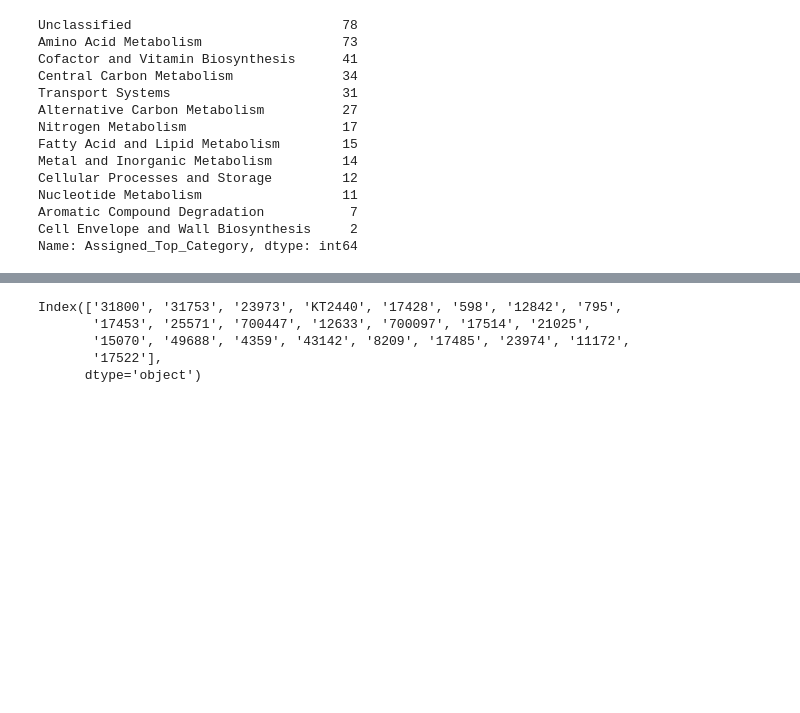
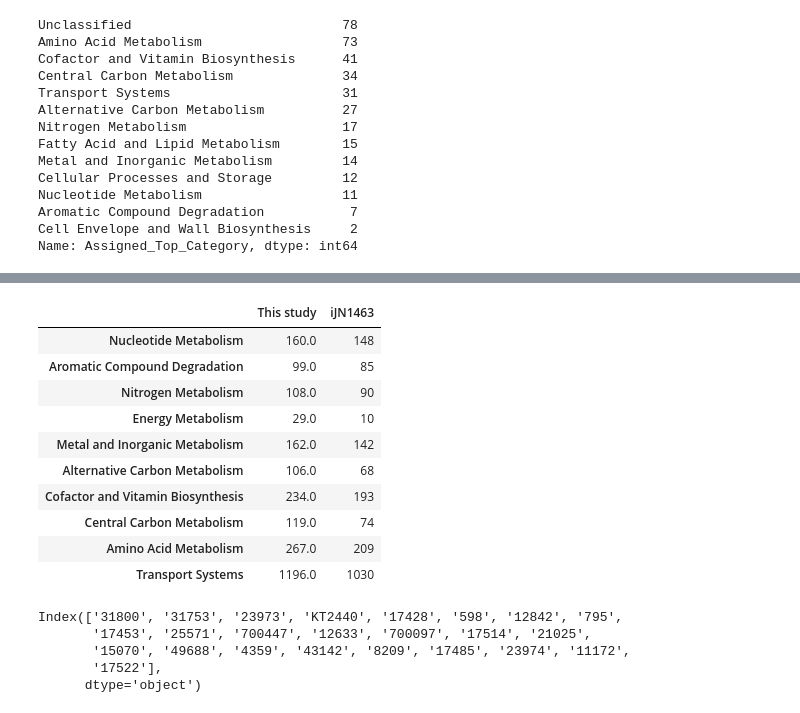
Before and after one commit to SBRG/Pseudomonas_putida_GEMs, a Jupyter notebook: subsystem_annotation.ipynb, the cells around one changed output, grey strips where cells are left out. Cells and saved outputs as stored; diff of their text form; code cells hidden in the pictures; blank space fills up the shorter version.

```diff
--- a/subsystem_annotation.ipynb
+++ b/subsystem_annotation.ipynb
@@ -299,3 +299,17 @@ plt.savefig('Figures/subsystem_comparison.pdf',dpi=600)
+# %%
+df_compare
+# %% [output]
+|  | This study | iJN1463 |
+| Nucleotide Metabolism | 160.0 | 148 |
+| Aromatic Compound Degradation | 99.0 | 85 |
+| Nitrogen Metabolism | 108.0 | 90 |
+| Energy Metabolism | 29.0 | 10 |
+| Metal and Inorganic Metabolism | 162.0 | 142 |
+| Alternative Carbon Metabolism | 106.0 | 68 |
+| Cofactor and Vitamin Biosynthesis | 234.0 | 193 |
+| Central Carbon Metabolism | 119.0 | 74 |
+| Amino Acid Metabolism | 267.0 | 209 |
+| Transport Systems | 1196.0 | 1030 |
 # %%
 # add subsystems to strain specific models
 # %%
```
Also changed, not shown: parts of 8 cells of this notebook, 2 other files.
